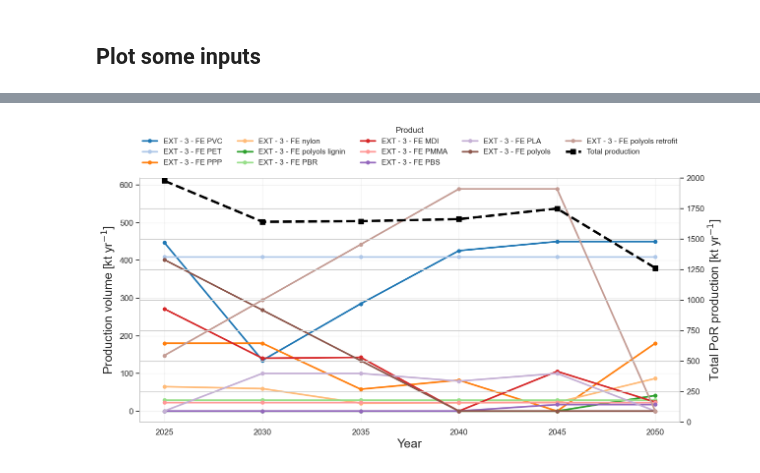
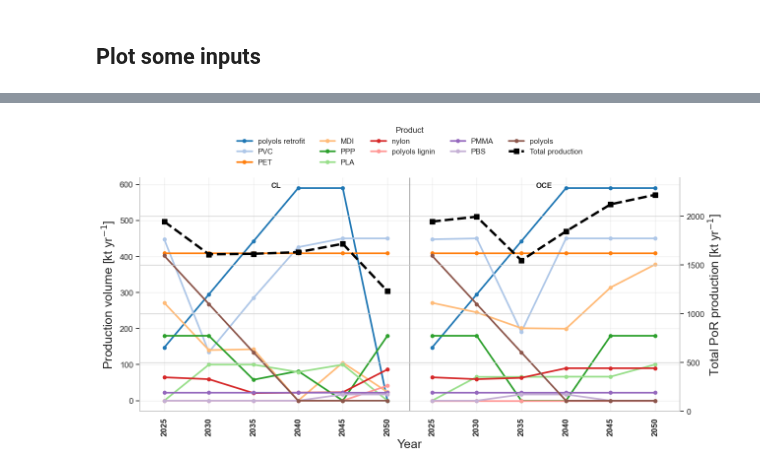
Before and after one commit to tomterlouw/lca_transience, a Jupyter notebook: 2_calc_impacts.ipynb, the cells around one changed output, grey strips where cells are left out. Saved outputs shown, nothing was run; the diff lists cells and outputs as text; code cells hidden in the pictures.

```diff
--- a/2_calc_impacts.ipynb
+++ b/2_calc_impacts.ipynb
@@ -1050,7 +1139,8 @@ Stored 1,152 individual plot-data rows for 16 impact categories.
 # %%
 variables = [
     v for v in p.scenarios.coords["variables"].values
-    if str(v).startswith("EXT - 3 - FE")
+    if str(v).startswith("EXT - 1 - FE")
+    and "FE_CC_" not in str(v)
 ]
 
 # Select all variables
@@ -1081,15 +1171,26 @@ plot_df = df_vars.copy()
 # Clean names
 plot_df["variable_short"] = (
     plot_df["variables"]
-    .str.replace(r"EXT - 3 - FE\|", "", regex=True)
+    .str.replace(r"^EXT - \d+ - FE_?", "", regex=True)
     .str.replace("_", " ")
 )
 
-# Total production per year
+plot_df["scenario"] = plot_df["pathway"].replace(nice_names)
+scenario_order = plot_df["scenario"].drop_duplicates().tolist()
+bar_layout = plot_df[["scenario", "year"]].drop_duplicates()
+bar_layout["scenario"] = pd.Categorical(
+    bar_layout["scenario"], categories=scenario_order, ordered=True
+)
+bar_layout = bar_layout.sort_values(["scenario", "year"]).reset_index(drop=True)
+bar_layout["x"] = range(len(bar_layout))
+plot_df = plot_df.merge(bar_layout, on=["scenario", "year"], how="left", validate="many_to_one")
+
+# Total production per scenario and year
 total_df = (
-    plot_df.groupby("year", as_index=False)["value"]
+    plot_df.groupby(["scenario", "year"], as_index=False, observed=True)["value"]
     .sum()
     .rename(columns={"value": "total_production"})
+    .merge(bar_layout, on=["scenario", "year"], how="left", validate="one_to_one")
 )
 
 # Sort variables by final-year value
@@ -1101,72 +1202,91 @@ order = (
     .index
 )
 
-fig, ax = plt.subplots(figsize=(13, 7))
+fig, ax = plt.subplots(figsize=(max(13, 0.9 * len(bar_layout)), 7))
 
 # Product lines
 cmap = plt.get_cmap("tab20")
 colors = [cmap(i) for i in range(len(order))]
 
 for i, var in enumerate(order):
-    subset = plot_df[plot_df["variable_short"] == var]
+    for scenario_i, scenario in enumerate(scenario_order):
+        subset = plot_df[
+            plot_df["variable_short"].eq(var)
+            & plot_df["scenario"].eq(scenario)
+        ].sort_values("year")
+        if subset.empty:
+            continue
 
-    ax.plot(
-        subset["year"],
-        subset["value"],
-        label=var,
-        color=colors[i],
-        linewidth=2.5,
-        marker="o",
-        markersize=5,
-    )
+        ax.plot(
+            subset["x"],
+            subset["value"],
+            label=var if scenario_i == 0 else "_nolegend_",
+            color=colors[i],
+            linewidth=2.5,
+            marker="o",
+            markersize=5,
+        )
 
 # Secondary axis with total production
 ax2 = ax.twinx()
 
-ax2.plot(
-    total_df["year"],
-    total_df["total_production"],
-    color="black",
-    linewidth=3.5,
-    linestyle="--",
-    marker="s",
-    markersize=7,
-    label="Total production",
-)
+for scenario_i, scenario in enumerate(scenario_order):
+    subset = total_df[total_df["scenario"].eq(scenario)].sort_values("year")
+    ax2.plot(
+        subset["x"],
+        subset["total_production"],
+        color="black",
+        linewidth=3.5,
+        linestyle="--",
+        marker="s",
+        markersize=7,
+        label="Total production" if scenario_i == 0 else "_nolegend_",
+    )
 
 # Labels
 ax.set_xlabel("Year")
 ax.set_ylabel("Production volume [kt yr$^{-1}$]")
 ax2.set_ylabel("Total PoR production [kt yr$^{-1}$]")
 
+ax.set_xticks(bar_layout["x"])
+ax.set_xticklabels(bar_layout["year"].astype(int), rotation=90, fontweight="bold")
+layout_index = pd.MultiIndex.from_frame(bar_layout[["year", "scenario"]])
+add_scenario_block_labels(ax, layout_index)
 
-ax2.set_ylim(0, 2000)
+ax2.set_ylim(0, max(total_df["total_production"].max() * 1.08, 1))
 
 # Grid only from primary axis
 ax.grid(True, alpha=0.3)
 
 # Remove top spines
 ax.spines["top"].set_visible(False)
 ax2.spines["top"].set_visible(False)
 
 # Combine legends
 handles1, labels1 = ax.get_legend_handles_labels()
 handles2, labels2 = ax2.get_legend_handles_labels()
 
 ax.legend(
     handles1 + handles2,
     labels1 + labels2,
     title="Product",
     loc="lower center",
     bbox_to_anchor=(0.5, 1.02),
     ncol=5,
     frameon=False,
 )
 
+plt.savefig(
+        f"figs/output_polymers.png",
+        dpi=300,
+        bbox_inches="tight",
+        pad_inches=0.2,
+    )
+
 plt.tight_layout()
 plt.show()
 # %% [output]
-[figure, old version]
+[figure, new version]
 # %%
 fp = p.export_results()
 # interpolate in-between years
```
Also changed, not shown: parts of 16 cells of this notebook, 27 other files.
